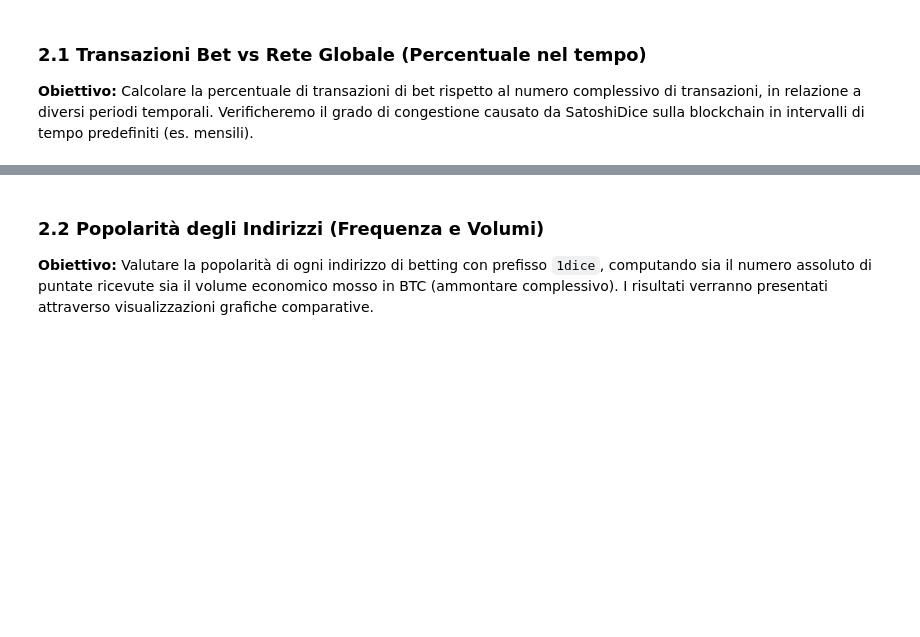
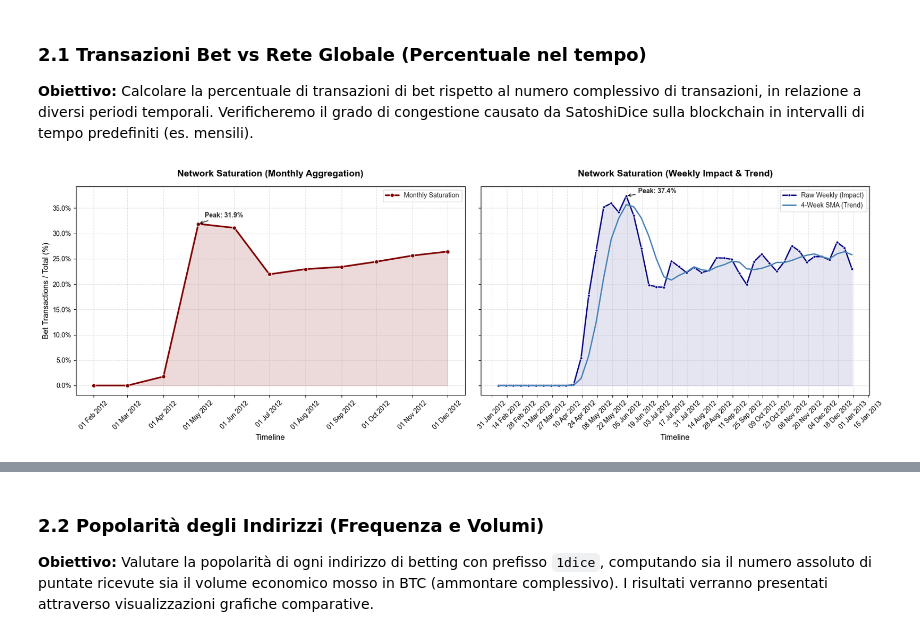
Before and after one commit to Hevial/betflow-satoshi-dice, a Jupyter notebook: notebooks/satoshi_dice_analysis.ipynb, the cells around one changed output, grey strips where cells are left out. Saved outputs shown, nothing was run; the diff lists cells and outputs as text; code cells hidden in the pictures; blank space fills up the shorter version.

```diff
--- a/notebooks/satoshi_dice_analysis.ipynb
+++ b/notebooks/satoshi_dice_analysis.ipynb
@@ -53,8 +54,17 @@ In questa macro-sezione si intende esplorare l'impatto di SatoshiDice sull'ecosi
 ### 2.1 Transazioni Bet vs Rete Globale (Percentuale nel tempo)
 **Obiettivo:** Calcolare la percentuale di transazioni di bet rispetto al numero complessivo di transazioni, in relazione a diversi periodi temporali. Verificheremo il grado di congestione causato da SatoshiDice sulla blockchain in intervalli di tempo predefiniti (es. mensili).
 # %%
-import matplotlib.pyplot as plt
-import seaborn as sns
+from src.analytics import isolate_bet_transactions, aggregate_network_saturation
+from src.visualizations import plot_dual_saturation_panel
 
-# TODO: Raggruppamento per mese del volume transazioni Satoshi Dice vs Rete globale
-# ... (implementazione analisi) ...
+# 1. Processing dei Dati: Identifichiamo logicamente quali transazioni sono scommesse
+tx_annotated = isolate_bet_transactions(tx, outputs, mapping, satoshi_dice)
+
+# 2. Pipeline aggregativa: Deriviamo metriche macro e micro
+monthly_stats = aggregate_network_saturation(tx_annotated, period='M')
+weekly_stats = aggregate_network_saturation(tx_annotated, period='W')
+
+# 3. Data Visualization
+plot_dual_saturation_panel(monthly_stats, weekly_stats, start_date='2012-02-01')
+# %% [output]
+[figure, added]
```
Also changed, not shown: parts of 13 cells of this notebook, 2 other files.
